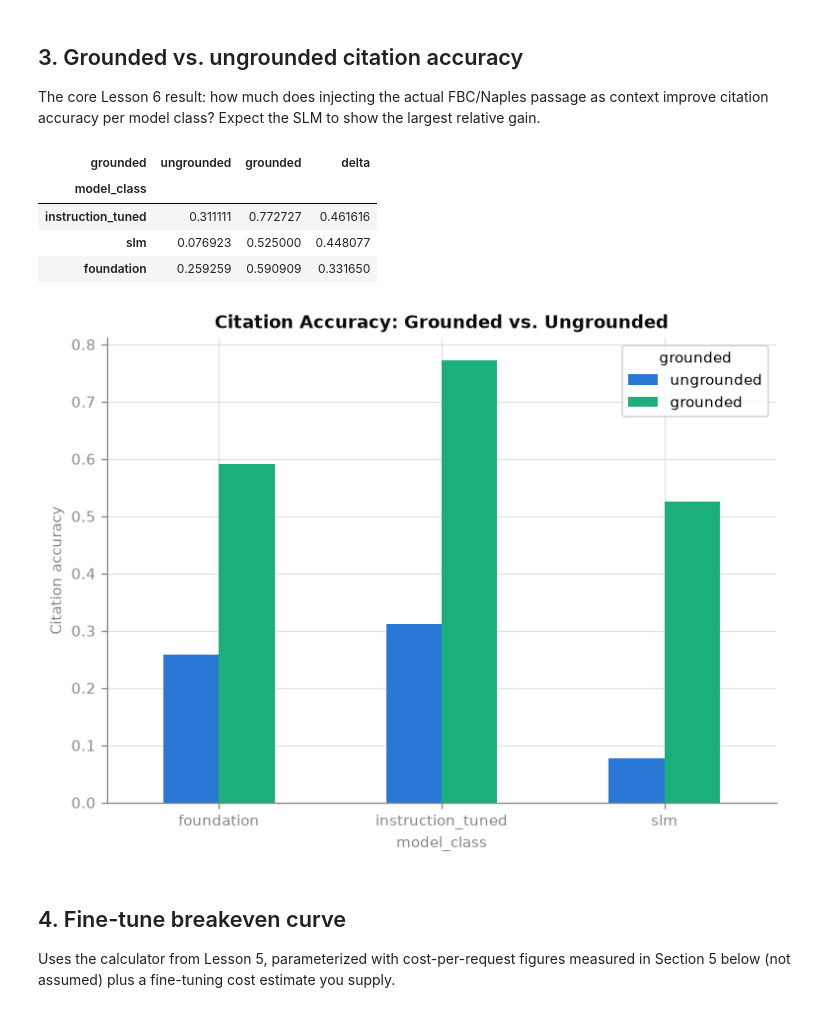
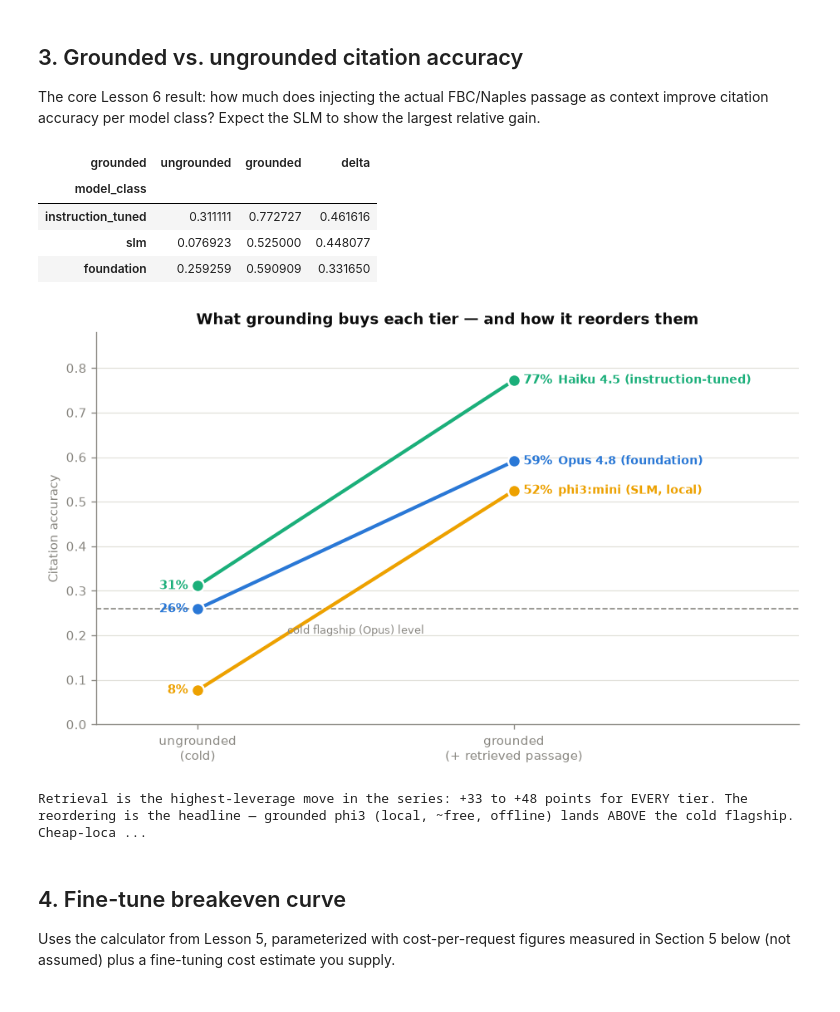
Before and after one commit to dotnetspark/fbc-model-routing-benchmark, a Jupyter notebook: analysis/benchmark_report.ipynb, the cells around one changed output. Cells and saved outputs as stored; diff of their text form; code cells hidden in the pictures.

```diff
--- a/analysis/benchmark_report.ipynb
+++ b/analysis/benchmark_report.ipynb
@@ -263,41 +291,66 @@ The core Lesson 6 result: how much does injecting the actual FBC/Naples passage
 if not merged.empty:
     grounding_effect = (
         merged.groupby(["model_class", "grounded"])["citation_correct"]
         .mean()
         .unstack("grounded")
         .rename(columns={False: "ungrounded", True: "grounded"})
     )
 
     # Until the Lesson 6 grounded runs exist (results/*_grounded.jsonl), only the
     # ungrounded column is present — show what we have instead of KeyError-ing.
     if {"ungrounded", "grounded"}.issubset(grounding_effect.columns):
         grounding_effect["delta"] = grounding_effect["grounded"] - grounding_effect["ungrounded"]
         display(grounding_effect.sort_values("delta", ascending=False))
 
-        grounding_effect[["ungrounded", "grounded"]].plot(
-            kind="bar", title="Citation Accuracy: Grounded vs. Ungrounded"
-        )
-        plt.ylabel("Citation accuracy")
-        plt.xticks(rotation=0)
-        plt.tight_layout()
-        plt.show()
+        # Slope chart: each tier's jump from ungrounded -> grounded. The LIFT is a
+        # literal upward slope, and the reordering (grounded cheap-local crossing
+        # ABOVE the cold flagship) is the economic headline of the whole series.
+        fig, ax = plt.subplots(figsize=(7.8, 4.8))
+        order = [m for m in ["foundation", "instruction_tuned", "slm"] if m in grounding_effect.index]
+        for m in order:
+            u = grounding_effect.loc[m, "ungrounded"]; g = grounding_effect.loc[m, "grounded"]
+            col = MODEL_COLOR[m]
+            ax.plot([0, 1], [u, g], color=col, lw=2.5, marker="o", markersize=9,
+                    markeredgecolor="white", markeredgewidth=1.5, zorder=3)
+            ax.text(-0.03, u, f"{u:.0%}", ha="right", va="center", color=col, fontsize=9, weight="bold")
+            ax.text(1.03, g, f"{g:.0%}", ha="left", va="center", color=col, fontsize=9, weight="bold")
+            ax.text(1.14, g, MODEL_LABEL[m], ha="left", va="center", color=col, fontsize=8.5, weight="bold")
+
+        # Reference line at the cold flagship's level — cheap grounded tiers cross above it.
+        if "foundation" in grounding_effect.index:
+            cold_flag = grounding_effect.loc["foundation", "ungrounded"]
+            ax.axhline(cold_flag, color=MUTED, ls="--", lw=1, zorder=1)
+            ax.text(0.5, cold_flag - 0.035, "cold flagship (Opus) level", ha="center", va="top",
+                    color=MUTED, fontsize=8)
+
+        ax.set_xticks([0, 1]); ax.set_xticklabels(["ungrounded\n(cold)", "grounded\n(+ retrieved passage)"])
+        ax.set_ylabel("Citation accuracy"); ax.set_ylim(0, 0.88); ax.set_xlim(-0.32, 1.9)
+        ax.set_title("What grounding buys each tier — and how it reorders them")
+        ax.grid(axis="x", visible=False)
+        plt.tight_layout(); plt.show()
+
+        print("Retrieval is the highest-leverage move in the series: +33 to +48 points for EVERY tier. "
+              "The reordering is the headline — grounded phi3 (local, ~free, offline) lands ABOVE the "
+              "cold flagship. Cheap-local + good retrieval beats an expensive model alone; the model "
+              "tier matters far less than whether you ground it.")
     else:
         have = ", ".join(map(str, grounding_effect.columns)) or "none"
         print(
             f"Only '{have}' runs found — the grounded/ungrounded comparison needs both. "
             "Run the Lesson 6 grounded variant to populate results/*_grounded.jsonl, "
             "then re-run this cell."
         )
         display(grounding_effect)
 else:
     print("No merged data yet — populate results/ and data/ from Lessons 1-3.")
 # %% [output]
 | grounded | ungrounded | grounded | delta |
 | model_class |  |  |  |
 | instruction_tuned | 0.311111 | 0.772727 | 0.461616 |
 | slm | 0.076923 | 0.525000 | 0.448077 |
 | foundation | 0.259259 | 0.590909 | 0.331650 |
-[figure, old version]
+[figure, new version]
+Retrieval is the highest-leverage move in the series: +33 to +48 points for EVERY tier. The reordering is the headline — grounded phi3 (local, ~free, offline) lands ABOVE the cold flagship. Cheap-loca ...
 # %% [markdown]
 ## 4. Fine-tune breakeven curve
 
```
Also changed, not shown: parts of 7 cells of this notebook.
